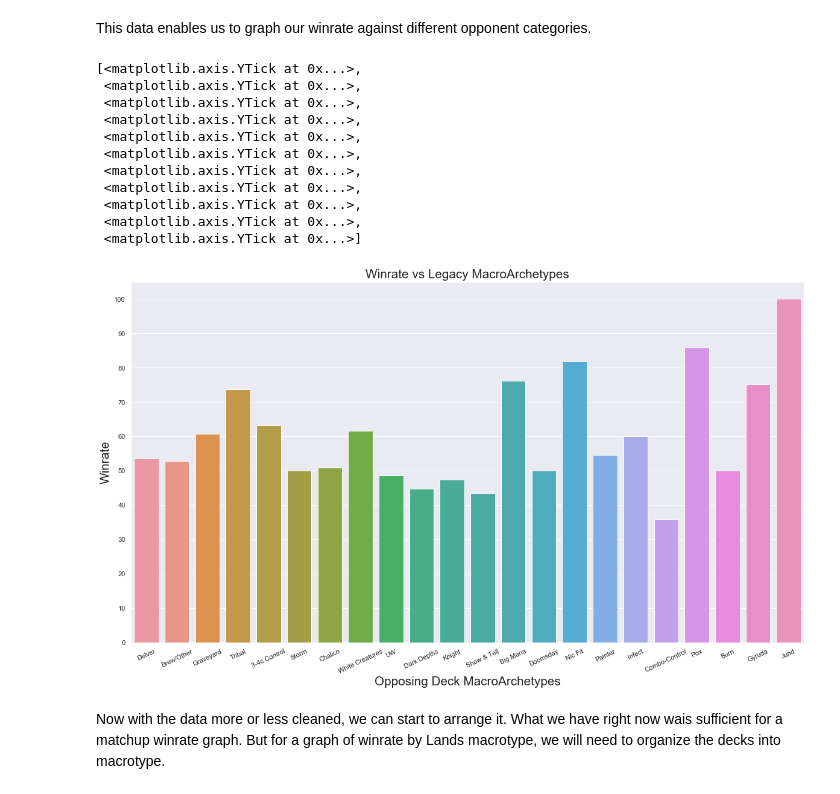
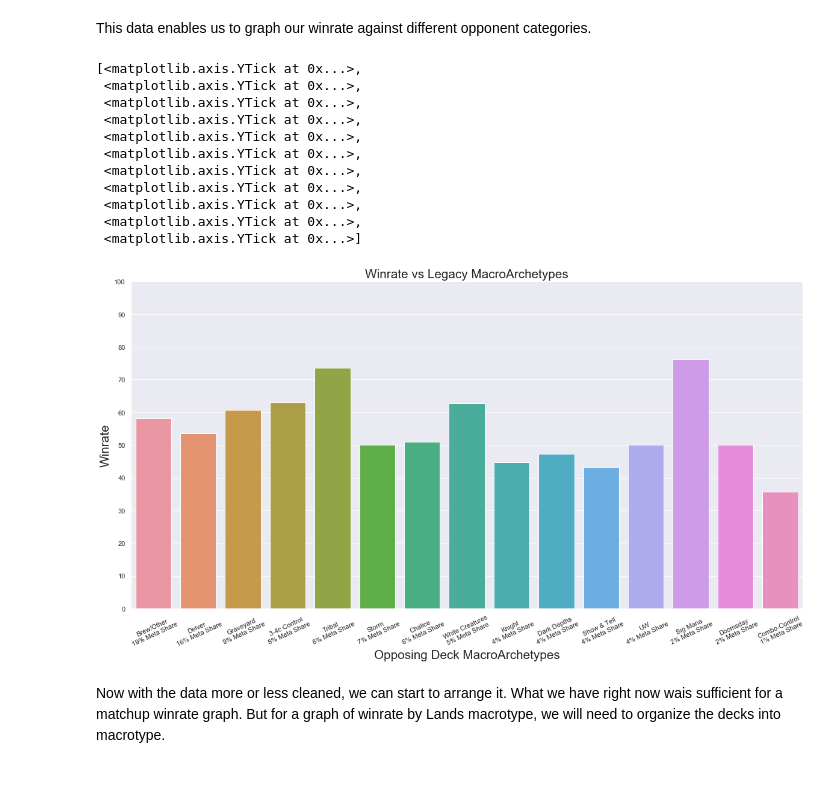
Before and after one commit to kcalizadeh/Lands-Data, a Jupyter notebook: State of Lands 9.2020.ipynb, the cells around one changed output. Saved outputs shown, nothing was run; the diff lists cells and outputs as text; code cells hidden in the pictures.

```diff
--- a/State of Lands 9.2020.ipynb
+++ b/State of Lands 9.2020.ipynb
@@ -6,6 +6,7 @@ import pandas as pd
 import matplotlib.pyplot as plt
 import numpy as np
 import seaborn as sns
+%matplotlib inline
 
 # reading the csv's
 table1 = pd.read_csv('D:\Lands\Lands_Data_Project_9.20\\t1.csv')
@@ -43,7 +44,18 @@ df['Opp Category'] = df['Opp Category'].map(lambda x: 'Delver' if x == 'Death Sh
 df['Opp Category'] = df['Opp Category'].map(lambda x: 'Combo-Control' if x == 'Combo Control' else x)
 df['Opp Category'] = df['Opp Category'].map(lambda x: 'UW' if x == 'Uw' else x)
 df['Opp Category'] = df['Opp Category'].map(lambda x: '3-4c Control' if x == '3-Color Control' else x)
+df['Opp Category'] = df['Opp Category'].map(lambda x: 'Brew/Other' if x == 'Pox' or x == 'Jund' or x == 'Nic Fit' or x == 'Burn' or x == 'Painter' or x == 'Infect' or x == 'Gyruda' else x)
 df.loc[df['Opp Deck'].str.contains('doomsday'), 'Opp Category']='Doomsday'
 df.loc[df['Opp Deck'].str.contains('Doomsday'), 'Opp Category']='Doomsday'
 df.loc[df['Opp Deck'].str.contains('Rip Helm'), 'Opp Category']='Combo-Control'
 df.loc[df['Opp Deck'].str.contains('Dragon'), 'Opp Category']='Combo-Control'
+
+# this creates a chart that focuses on opposing categories for seeing winrates
+cat_sums = pd.DataFrame(df.groupby('Opp Category').sum()).reset_index()
+cat_sums['Total Matches'] = cat_sums['Match Wins'] + cat_sums['Match Losses']
+cat_sums['Meta Share'] = cat_sums['Total Matches'] / len(df) * 100
+cat_sums['Share Rounded'] = cat_sums['Meta Share'].round()
+cat_sums['Share Rounded'] = cat_sums['Share Rounded'].astype(int).astype(str)
+cat_sums['Opp Category Label'] = cat_sums['Opp Category'] + '\n' + (cat_sums['Share Rounded']) + '% Meta Share'
+cat_sums['Win Rate'] = cat_sums['Match Wins'] / cat_sums['Total Matches'] * 100
+cat_sums = cat_sums.sort_values('Meta Share', ascending=False)
@@ -59,31 +63,28 @@ To retain the current behavior and silence the warning, pass 'sort=True'.
 This data enables us to graph our winrate against different opponent categories.
 # %%
 # making a graph of winrate against macro-archetype
-deck_by_frequency = list(df.groupby(df['Opp Category']).sum()['Wins'].sort_values(ascending=False).index)
-means_frame = pd.DataFrame(df.groupby(df['Opp Category'])['Match Wins'].mean()).reset_index()
-means_frame['Match Wins'] = means_frame['Match Wins'].map(lambda x: x * 100)
-
+deck_share_order = list(cat_sums.groupby('Opp Category Label').sum()['Meta Share'].sort_values(ascending=False).index)
 sns.set(style='darkgrid')
-fig, ax = plt.subplots(figsize=(20,11))
-ax = sns.barplot(x='Opp Category', y='Match Wins', data=means_frame, order=deck_by_frequency)
+fig, ax = plt.subplots(figsize=(20,10))
+ax = sns.barplot(x='Opp Category Label', y='Win Rate', data=cat_sums)
 ax.set_xlabel('Opposing Deck MacroArchetypes', fontsize='xx-large')
 ax.set_ylabel('Winrate', fontsize='xx-large')
-ax.set_xticklabels(deck_by_frequency, rotation=25)
+ax.set_xticklabels(deck_share_order, rotation=25)
 ax.set_title('Winrate vs Legacy MacroArchetypes', fontsize='xx-large')
 ax.set_yticks(np.arange(0, 101, 10))
 # %% [output]
 [<matplotlib.axis.YTick at 0x...>,
  <matplotlib.axis.YTick at 0x...>,
  <matplotlib.axis.YTick at 0x...>,
  <matplotlib.axis.YTick at 0x...>,
  <matplotlib.axis.YTick at 0x...>,
  <matplotlib.axis.YTick at 0x...>,
  <matplotlib.axis.YTick at 0x...>,
  <matplotlib.axis.YTick at 0x...>,
  <matplotlib.axis.YTick at 0x...>,
  <matplotlib.axis.YTick at 0x...>,
  <matplotlib.axis.YTick at 0x...>]
-[figure, old version]
+[figure, new version]
 # %% [markdown]
 Now with the data more or less cleaned, we can start to arrange it. What we have right now wais sufficient for a matchup winrate graph. But for a graph of winrate by Lands macrotype, we will need to organize the decks into macrotype.
 # %%
```
Also changed, not shown: parts of 1 cell of this notebook.
